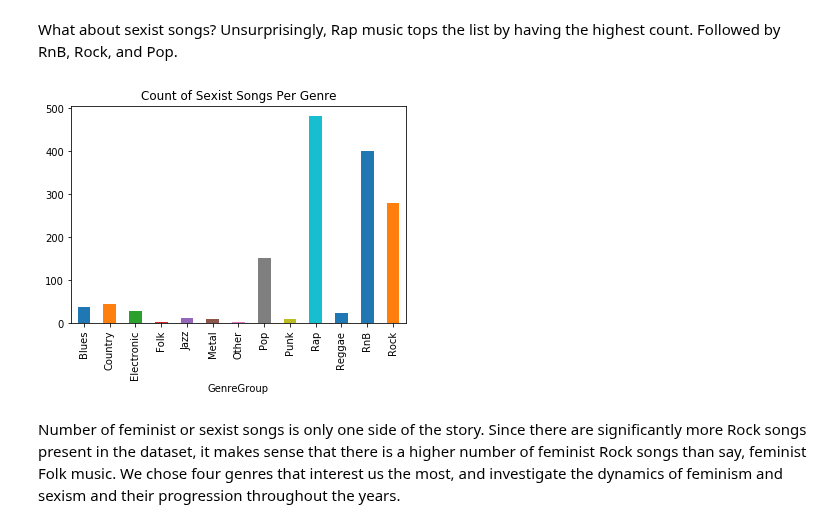
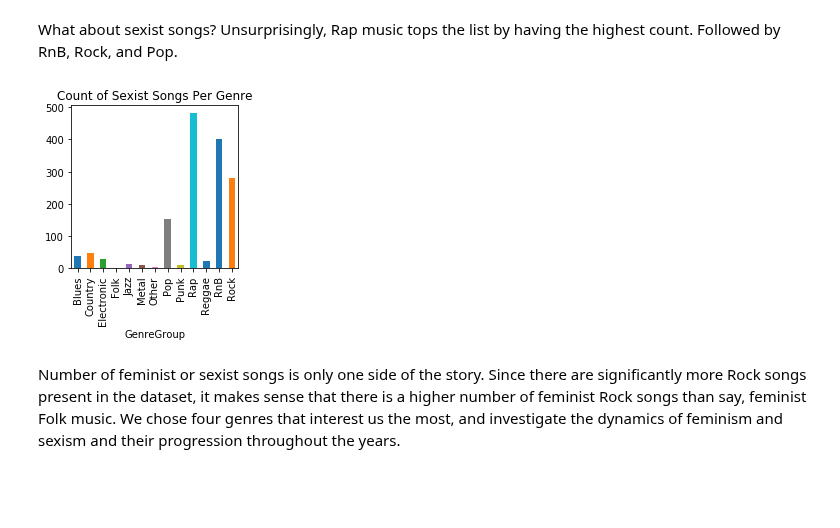
Before and after one commit to axnyang/CS401, a Jupyter notebook: msd_visualization.ipynb, the cells around one changed output. Drawn from its saved outputs; the diff is of its cells as text; code cells hidden in the pictures; blank space fills up the shorter version.

```diff
--- a/msd_visualization.ipynb
+++ b/msd_visualization.ipynb
@@ -143,10 +143,10 @@ plt.savefig("femgenre.svg")
 What about sexist songs? Unsurprisingly, Rap music tops the list by having the highest count. Followed by RnB, Rock, and Pop.
 # %%
 sexist_count_per_genre = final_dataframe.loc[final_dataframe['Class'] == 'Sexist'].groupby(['GenreGroup']).size()#.plot()
-sexist = sexist_count_per_genre.plot(kind = 'bar', title = 'Count of Sexist Songs Per Genre')
+sexist = sexist_count_per_genre.plot(kind = 'bar', title = 'Count of Sexist Songs Per Genre', figsize = (3,3))
 plt.savefig("sexgenre.svg")
 # %% [output]
-[figure, old version]
+[figure, new version]
 # %% [markdown]
 Number of feminist or sexist songs is only one side of the story. Since there are significantly more Rock songs present in the dataset, it makes sense that there is a higher number of feminist Rock songs than say, feminist Folk music. We chose four genres that interest us the most, and investigate the dynamics of feminism and sexism and their progression throughout the years.
 # %% [markdown]
```
Also changed, not shown: 1 other file.
